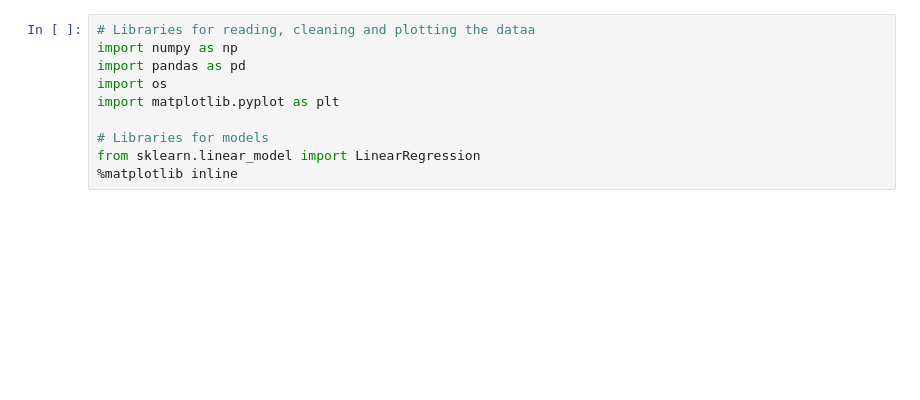
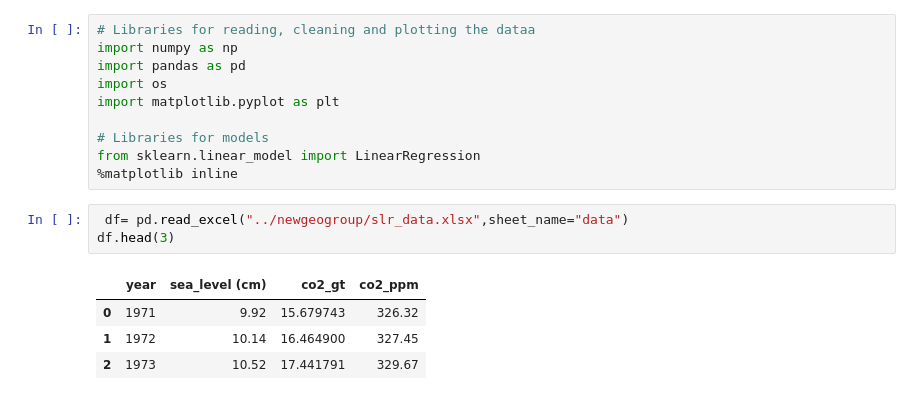
Before and after one commit to blakedallen/geo-viz-group, a Jupyter notebook: model.ipynb, the cells around one changed output. Cells and saved outputs as stored; diff of their text form; blank space fills up the shorter version.

```diff
--- a/model.ipynb
+++ b/model.ipynb
@@ -8,6 +8,14 @@ import matplotlib.pyplot as plt
 # Libraries for models
 from sklearn.linear_model import LinearRegression
 %matplotlib inline
+# %%
+ df= pd.read_excel("../newgeogroup/slr_data.xlsx",sheet_name="data")
+df.head(3)
+# %% [output]
+|  | year | sea_level (cm) | co2_gt | co2_ppm |
+| 0 | 1971 | 9.92 | 15.679743 | 326.32 |
+| 1 | 1972 | 10.14 | 16.464900 | 327.45 |
+| 2 | 1973 | 10.52 | 17.441791 | 329.67 |
 # %%
 def linear_model():
     '''This function generates a linear model to predict change in sea level rise in cm (global mean) given historical co2 emissions in gt'''
```
Also changed, not shown: parts of 10 cells of this notebook.
